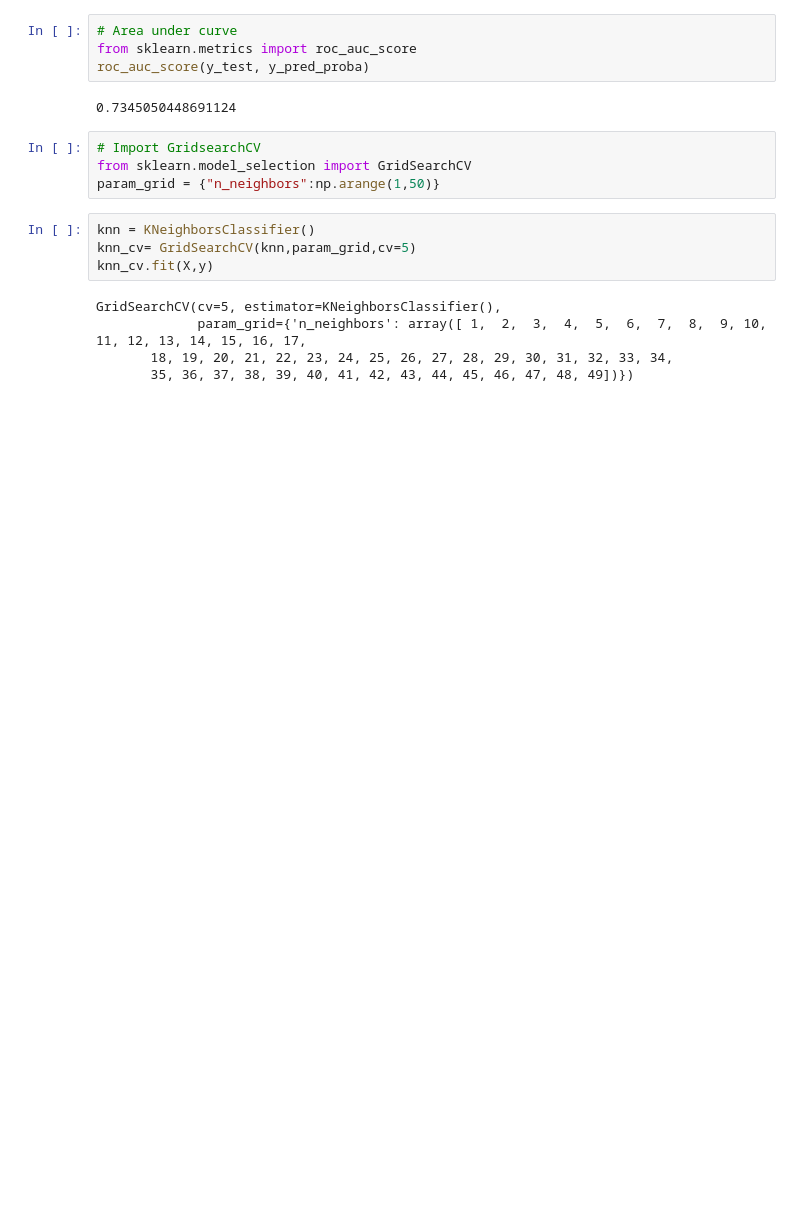
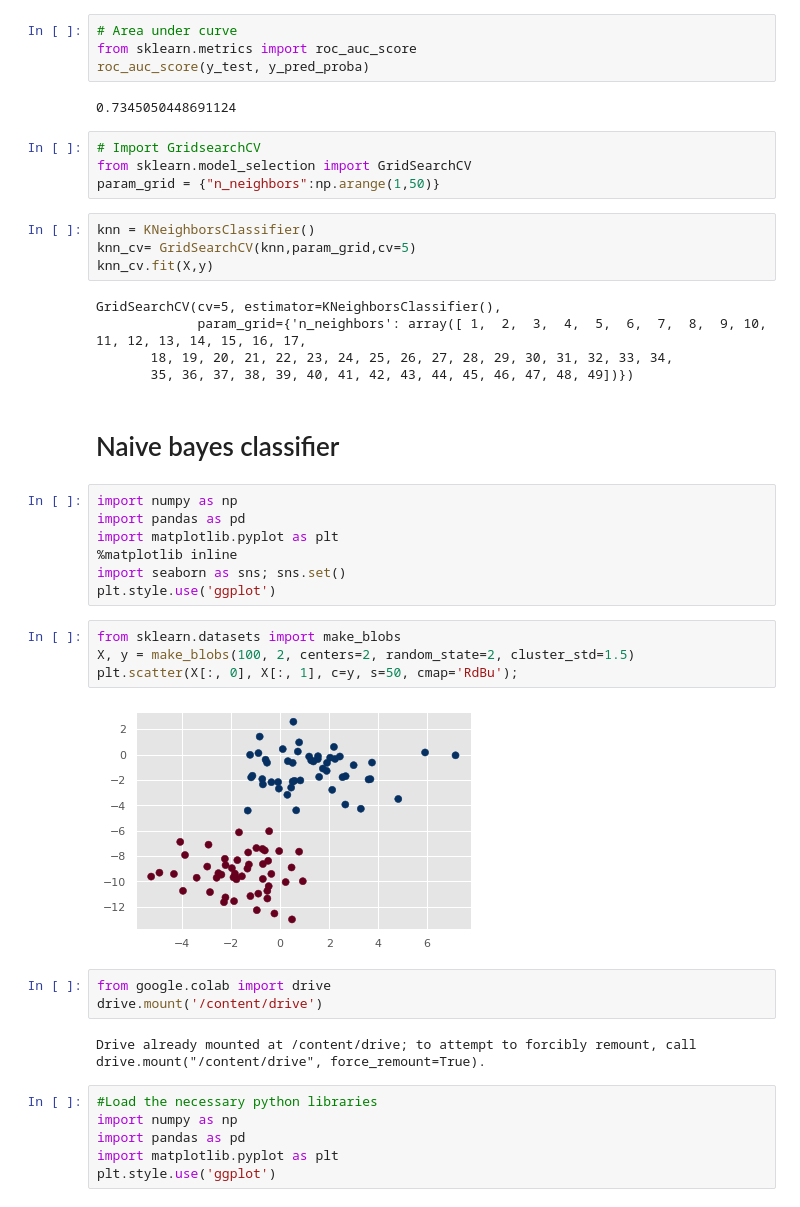
Before and after one commit to machave11/Supervised-Algorithms-practice, a Jupyter notebook: Supervised_Algorithms_Practice.ipynb, the cells around one changed output. Drawn from its saved outputs; the diff is of its cells as text; blank space fills up the shorter version.

```diff
--- a/Supervised_Algorithms_Practice.ipynb
+++ b/Supervised_Algorithms_Practice.ipynb
@@ -118,3 +118,29 @@ GridSearchCV(cv=5, estimator=KNeighborsClassifier(),
              param_grid={'n_neighbors': array([ 1,  2,  3,  4,  5,  6,  7,  8,  9, 10, 11, 12, 13, 14, 15, 16, 17,
        18, 19, 20, 21, 22, 23, 24, 25, 26, 27, 28, 29, 30, 31, 32, 33, 34,
        35, 36, 37, 38, 39, 40, 41, 42, 43, 44, 45, 46, 47, 48, 49])})
+# %% [markdown]
+# Naive bayes classifier
+# %%
+import numpy as np
+import pandas as pd
+import matplotlib.pyplot as plt
+%matplotlib inline
+import seaborn as sns; sns.set()
+plt.style.use('ggplot')
+# %%
+from sklearn.datasets import make_blobs
+X, y = make_blobs(100, 2, centers=2, random_state=2, cluster_std=1.5)
+plt.scatter(X[:, 0], X[:, 1], c=y, s=50, cmap='RdBu');
+# %% [output]
+[figure, added]
+# %%
+from google.colab import drive
+drive.mount('/content/drive')
+# %% [output]
+Drive already mounted at /content/drive; to attempt to forcibly remount, call drive.mount("/content/drive", force_remount=True).
+# %%
+#Load the necessary python libraries
+import numpy as np
+import pandas as pd
+import matplotlib.pyplot as plt
+plt.style.use('ggplot')
```
Also changed, not shown: parts of 43 cells of this notebook.
